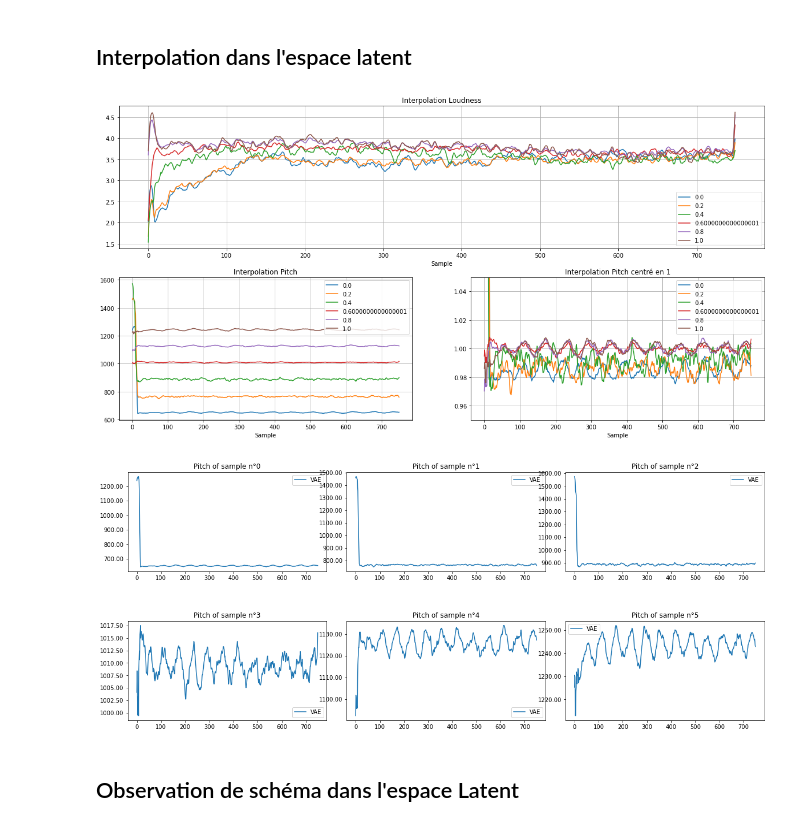
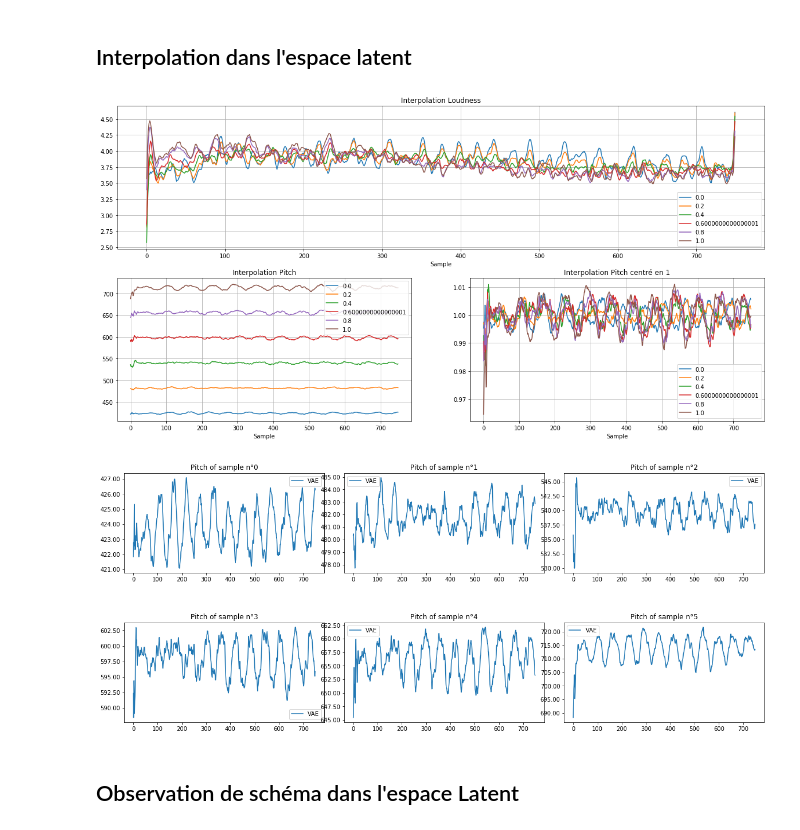
Before and after one commit to ArganVerrier/Learning-controls-and-interactions-for-DDSP, a Jupyter notebook: Solordinario/VAE_Solordinario_ExploreLatentSpace.ipynb, the cells around one changed output. Cells and saved outputs as stored; diff of their text form; code cells hidden in the pictures.

```diff
--- a/Solordinario/VAE_Solordinario_ExploreLatentSpace.ipynb
+++ b/Solordinario/VAE_Solordinario_ExploreLatentSpace.ipynb
@@ -256,50 +260,51 @@ def interpolation(lambda1, model, img1, img2):
 
 
 # interpolation lambdas
+i1 = 10
+i2 = 11
 lambda_range=np.linspace(0,1,6)
 list_int = [[train_db[2,0,:]*MAX1,train_db[2,1,:]*pitches[2]*MAX2]]
 
 fig = plt.figure(figsize=(20,10))
 ax1 = fig.add_subplot(211)
 ax2 = fig.add_subplot(223)
 ax3 = fig.add_subplot(224)
 
 ax1.set_xlabel('Sample')
 ax2.set_xlabel('Sample')
 ax3.set_xlabel('Sample')
 
 for ind,l in enumerate(lambda_range):
 
-    inter_image,lat = interpolation(float(l), vae, torch.from_numpy(train_db[2,:,:]).view(1,2,750).float(), torch.from_numpy(train_db[168,:,:]).view(1,2,750).float())
+    inter_image,lat = interpolation(float(l), vae, torch.from_numpy(train_db[i1,:,:]).view(1,2,750).float(), torch.from_numpy(train_db[i2,:,:]).view(1,2,750).float())
     inter_image = inter_image.detach().numpy()
 
-    list_int.append([inter_image[0,0,:]*MAX1,(inter_image[0,1,:]*MAX2*((pitches[2]*l+pitches[165]*(1-l))))])
+    list_int.append([inter_image[0,0,:]*MAX1,(inter_image[0,1,:]*((pitches[i1]*l+pitches[i2]*(1-l))))])
 
     ax1.plot(inter_image[0,0,:]*MAX1, label=str(l))
-    ax2.plot(inter_image[0,1,:]*MAX2*(pitches[2]*l+pitches[165]*(1-l)), label=str(l))
+    ax2.plot(inter_image[0,1,:]*(pitches[i1]*l+pitches[i2]*(1-l)), label=str(l))
     ax3.plot(inter_image[0,1,:]/np.mean(inter_image[0,1,:]), label=str(l))
 
 
 #
 
 ax1.set_title('Interpolation Loudness')
 ax1.legend()
 ax1.grid()
 ax2.set_title('Interpolation Pitch')
 ax2.legend()
 ax2.grid()
 ax3.set_title('Interpolation Pitch centré en 1')
-ax3.set_ylim((0.95, 1.05))
 ax3.legend()
 ax3.grid()
 # %% [output]
-[figure, old version]
+[figure, new version]
 # %%
 V = Visualizer(list_int[1:])
 # %%
 V.show_pitch()
 # %% [output]
-[figure, old version]
+[figure, new version]
 # %%
 ddsp = torch.jit.load('ddsp_solordinario_pretrained.ts')
 V.reconstruction(ddsp)
```
Also changed, not shown: parts of 7 cells of this notebook, 1 other file.
